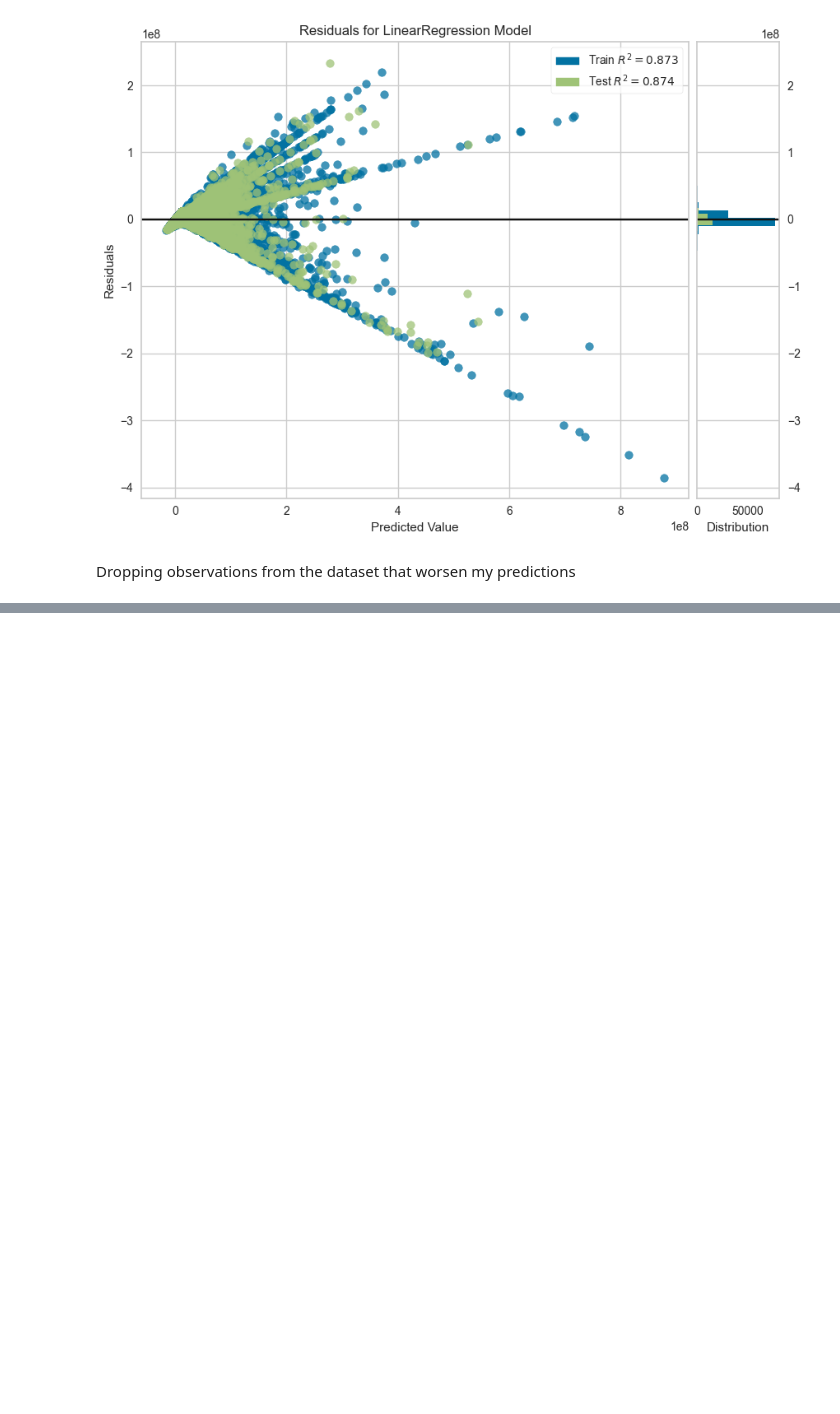
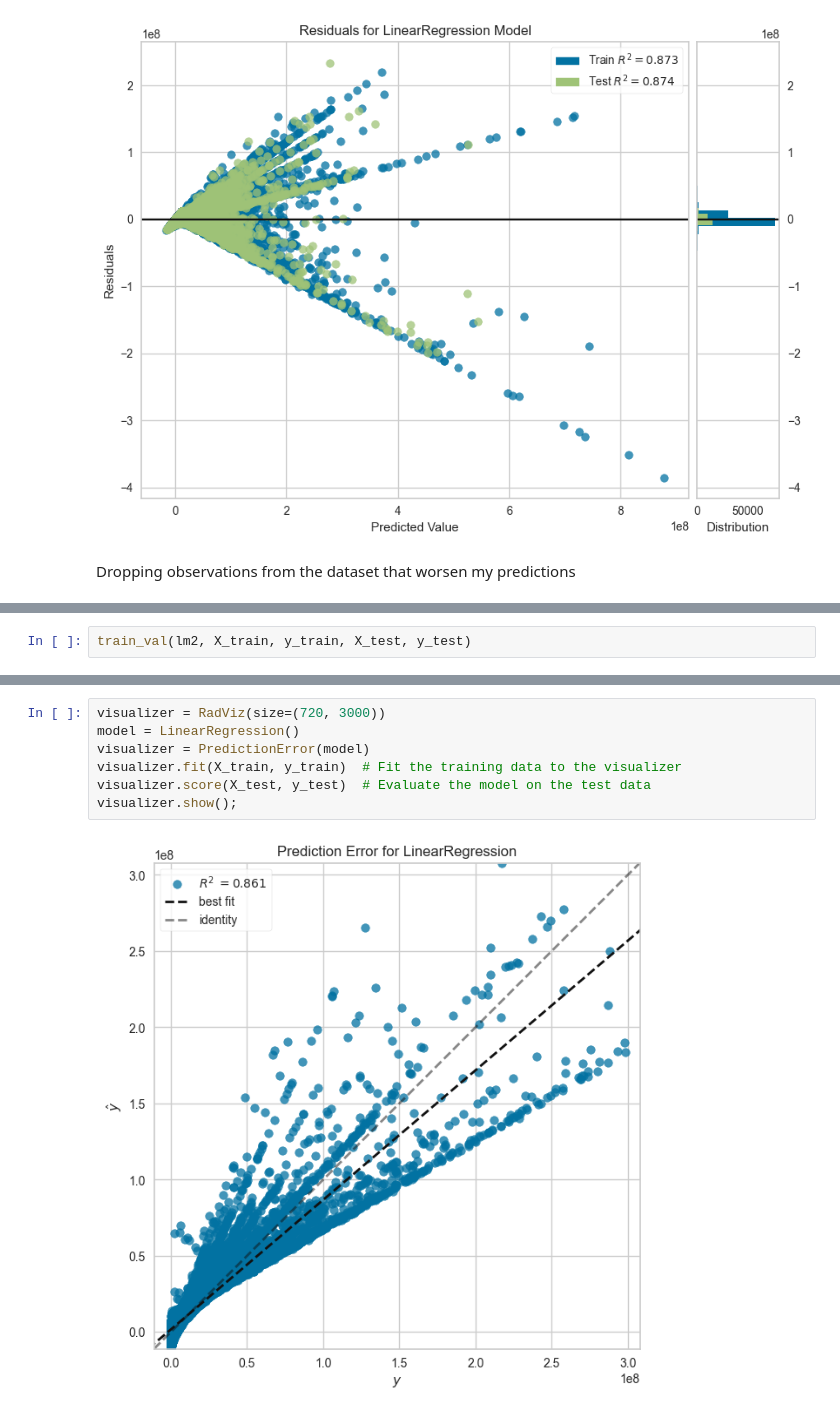
Before and after one commit to ayaramis/Portfolio, a Jupyter notebook: cinema_ticket_prediction/cinema_ticket_prediction.ipynb, the cells around one changed output, grey strips where cells are left out. Drawn from its saved outputs; the diff is of its cells as text; blank space fills up the shorter version.

```diff
--- a/cinema_ticket_prediction/cinema_ticket_prediction.ipynb
+++ b/cinema_ticket_prediction/cinema_ticket_prediction.ipynb
@@ -349,0 +456,2 @@ df.head()
+# %%
+train_val(lm2, X_train, y_train, X_test, y_test)
@@ -349,0 +464,9 @@ df.head()
+# %%
+visualizer = RadViz(size=(720, 3000))
+model = LinearRegression()
+visualizer = PredictionError(model)
+visualizer.fit(X_train, y_train)  # Fit the training data to the visualizer
+visualizer.score(X_test, y_test)  # Evaluate the model on the test data
+visualizer.show();
+# %% [output]
+[figure, added]
```
Also changed, not shown: parts of 54 cells of this notebook.
